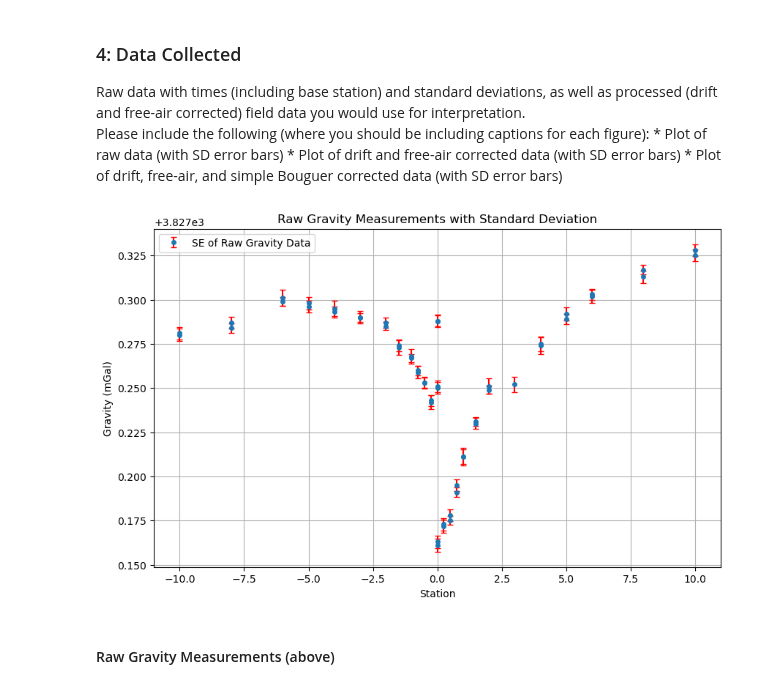
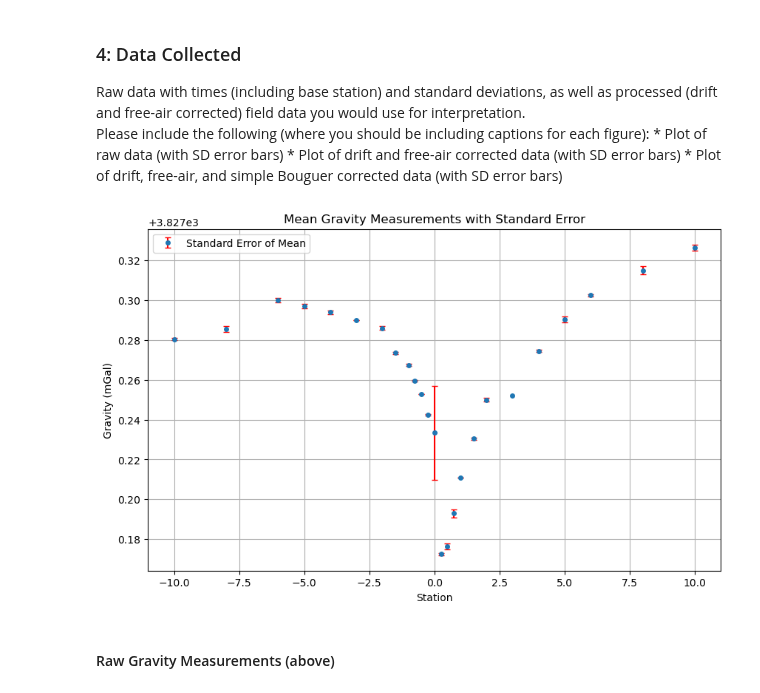
Before and after one commit to lillian-hanson/gpgn-318-328-notebooks, a Jupyter notebook: Labs/gravity/06-lab/06-Gravity-Tunnel-Hanson.ipynb, the cells around one changed output. Saved outputs shown, nothing was run; the diff lists cells and outputs as text; code cells hidden in the pictures.

```diff
--- a/Labs/gravity/06-lab/06-Gravity-Tunnel-Hanson.ipynb
+++ b/Labs/gravity/06-lab/06-Gravity-Tunnel-Hanson.ipynb
@@ -200,22 +200,42 @@ column_names = [
 ]
 
 dfcg5 = pd.read_csv('data/grp2/CG5-2.TXT', sep=r'\s+', skiprows=52, header=None, names=column_names)
+
+# Group by station and compute statistics
+df_station = (
+    dfcg5.groupby('STATION')
+    .agg(
+        GRAV_mean=('GRAV', 'mean'),
+        SD=('GRAV', 'std'),
+        n_per_station=('GRAV', 'count')
+    )
+    .reset_index()
+)
+
+# Compute standard error of the mean (SEM)
+df_station['SEM'] = df_station['SD'] / np.sqrt(df_station['n_per_station'])
 # %%
 # Plot GRAV vs STATION with error bars
 plt.figure(figsize=(10, 6))
 plt.errorbar(
-    dfcg5['STATION'], dfcg5['GRAV'], yerr=(dfcg5['SD'] / math.sqrt(len(dfcg5['STATION']))),
-    fmt='o', ecolor='red', capsize=3, markersize=4, label='SE of Raw Gravity Data'
+    df_station['STATION'],
+    df_station['GRAV_mean'],
+    yerr=df_station['SEM'],
+    fmt='o',
+    ecolor='red',
+    capsize=3,
+    markersize=4,
+    label='Standard Error of Mean'
 )
 
 plt.xlabel('Station')
 plt.ylabel('Gravity (mGal)')
-plt.title('Raw Gravity Measurements with Standard Deviation')
+plt.title('Mean Gravity Measurements with Standard Error')
 plt.legend()
 plt.grid(True)
 plt.show()
 # %% [output]
-[figure, old version]
+[figure, new version]
 # %% [markdown]
 #### Raw Gravity Measurements (above)
 # %%
```
Also changed, not shown: 1 other file.
